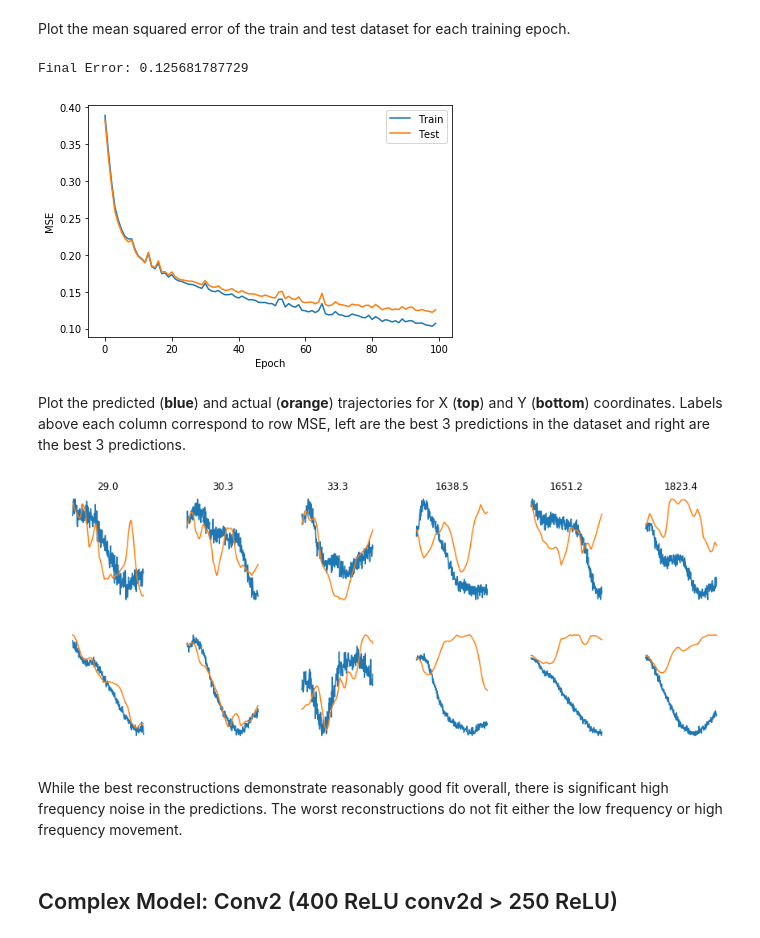
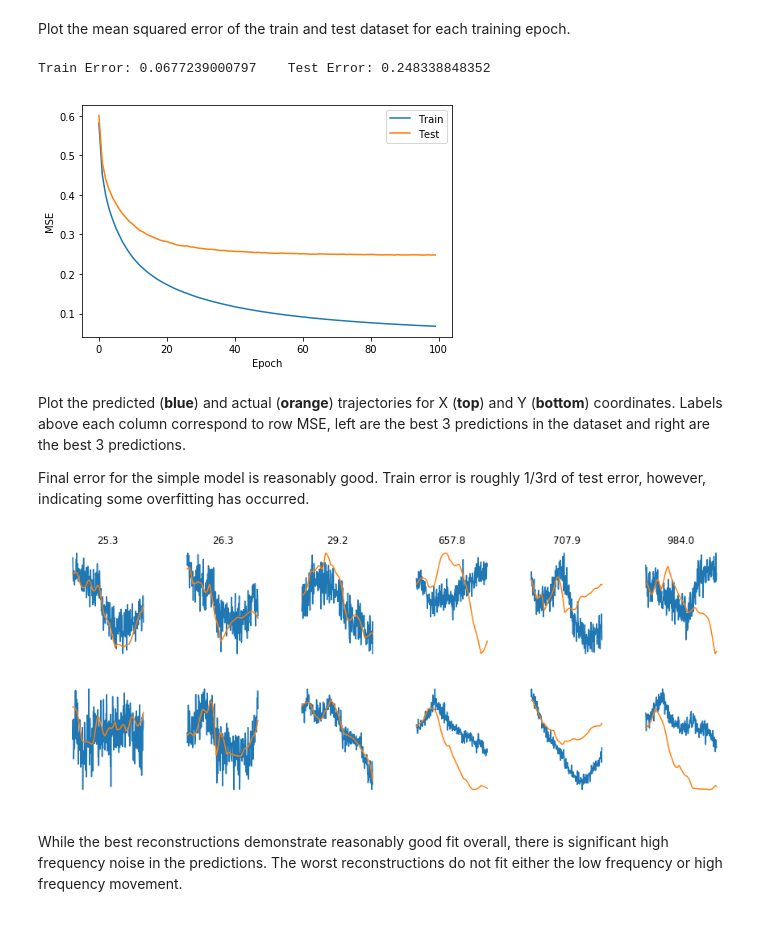
Before and after one commit to tim-shea/code-everyday, a Jupyter notebook: motorconvnet/MotorConvNet.ipynb, the cells around one changed output. Cells and saved outputs as stored; diff of their text form; code cells hidden in the pictures.

```diff
--- a/motorconvnet/MotorConvNet.ipynb
+++ b/motorconvnet/MotorConvNet.ipynb
@@ -179,21 +223,20 @@ def reset_graph(seed=42):
 # %%
 reset_graph()
 n_inputs = 3 * 250 # Joints * Samples
-n_dense1 = 250
+n_dense1 = 1000
 n_outputs = 2 * 250 # Dimensions * Samples
 
 X = tf.placeholder(tf.float32, shape=(None, n_inputs), name='X')
 Y = tf.placeholder(tf.float32, shape=(None), name='Y')
-
-drop_rate = tf.placeholder_with_default(0.0, shape=(), name='drop_rate')
+drop = tf.placeholder_with_default(0.0, shape=(), name='drop')
 
 with tf.name_scope('dnn'):
     vsi_init = tf.contrib.layers.variance_scaling_initializer()
-    drop_x = tf.layers.dropout(X, drop_rate)
+    drop_x = tf.layers.dropout(X, drop)
     dense1 = tf.layers.dense(drop_x, n_dense1, activation=tf.nn.relu,
                              kernel_initializer=vsi_init, name='dense1')
-    drop1 = tf.layers.dropout(dense1, drop_rate)
-    outputs = tf.layers.dense(drop1, n_outputs, name='outputs')
+    drop1 = tf.layers.dropout(dense1, drop)
+    Y_pred = tf.layers.dense(drop1, n_outputs, name='outputs')
 # %% [markdown]
 The network is trained by minimizing the mean squared error of the predicted hand trajectories using gradient descent and an annealed learning rate.
 
@@ -207,15 +252,24 @@ X_test = scaler.transform(X_test)
 # %%
 # Define the loss function, optimizer, and training regime
-def train_model(inputs, outputs, targets, n_epochs=100, batch_size=10, initial_lr=0.05):
+def train_model(inputs, outputs, targets, n_epochs=100, batch_size=10,
+                initial_lr=0.05, drop_rate=0.5):
+
+    # Create the MSE loss function
     with tf.name_scope('loss'):
         mse = tf.losses.mean_squared_error(targets, outputs)
         loss = tf.reduce_mean(mse, name='loss')
+
+    # Create a decaying learning rate which starts at initial_lr and decays by 1% per epoch
     batch = tf.Variable(0)
     learning_rate = tf.train.exponential_decay(initial_lr, batch * batch_size,
                                                X_train.shape[0], 0.99)
+
+    # Create an optimizer and training operation
     with tf.name_scope('train'):
         optimizer = tf.train.GradientDescentOptimizer(learning_rate)
         training_op = optimizer.minimize(loss, global_step=batch)
+
+    # Run the training model
     epoch_mse = numpy.zeros((n_epochs, 2))
     init = tf.global_variables_initializer()
     with tf.Session() as sess:
@@ -226,35 +280,38 @@ def train_model(inputs, outputs, targets, n_epochs=100, batch_size=10, initial_l
                 batch = shuffled_indices[b * batch_size:(b + 1) * batch_size]
                 X_batch = X_train[batch,:]
                 Y_batch = Y_train[batch,:]
-                sess.run(training_op, feed_dict={drop_rate: 0.5, X: X_batch, Y: Y_batch})
+                sess.run(training_op, feed_dict={drop: drop_rate, X: X_batch, Y: Y_batch})
             epoch_mse[epoch,0] = loss.eval(feed_dict={X: X_train, Y: Y_train})
             epoch_mse[epoch,1] = loss.eval(feed_dict={X: X_test, Y: Y_test})
             print '.',
         predictions = outputs.eval(feed_dict={X: X_test})
         return epoch_mse, predictions
 
-dense1_mse, dense1_predictions = train_model(X, Y, outputs)
+dense1_mse, dense1_predictions = train_model(X, Y_pred, Y)
 # %% [output]
 . . . . . . . . . . . . . . . . . . . . . . . . . . . . . . . . . . . . . . . . . . . . . . . . . . . . . . . . . . . . . . . . . . . . . . . . . . . . . . . . . . . . . . . . . . . . . . . . . . . .
 # %% [markdown]
 Plot the mean squared error of the train and test dataset for each training epoch.
 # %%
 def plot_mse(mse):
+    print('Train Error: {}    Test Error: {}'.format(mse[-1,0],
+                                                     mse[-1,1]))
     pyplot.figure()
     pyplot.plot(mse[:,0], label='Train')
     pyplot.plot(mse[:,1], label='Test')
     pyplot.xlabel('Epoch')
     pyplot.ylabel('MSE')
     pyplot.legend()
     pyplot.tight_layout()
 
-print('Final Error: {}'.format(dense1_mse[-1,1]))
 plot_mse(dense1_mse)
 # %% [output]
-Final Error: 0.125681787729
+Train Error: 0.0677239000797    Test Error: 0.248338848352
-[figure, old version]
+[figure, new version]
 # %% [markdown]
 Plot the predicted (**blue**) and actual (**orange**) trajectories for X (**top**) and Y (**bottom**) coordinates. Labels above each column correspond to row MSE, left are the best 3 predictions in the dataset and right are the best 3 predictions.
+
+Final error for the simple model is reasonably good. Train error is roughly 1/3rd of test error, however, indicating some overfitting has occurred.
 # %%
 def plot_predictions(targets, predictions):
     row_mse = ((targets - predictions) ** 2).sum(axis=1)
@@ -282,8 +339,6 @@ def plot_predictions(targets, predictions):
 
 plot_predictions(Y_test, dense1_predictions)
 # %% [output]
-[figure, old version]
+[figure, new version]
 # %% [markdown]
 While the best reconstructions demonstrate reasonably good fit overall, there is significant high frequency noise in the predictions. The worst reconstructions do not fit either the low frequency or high frequency movement.
-# %% [markdown]
-## Complex Model: Conv2 (400 ReLU conv2d > 250 ReLU)
```
Also changed, not shown: parts of 27 cells of this notebook, 1 other file.
